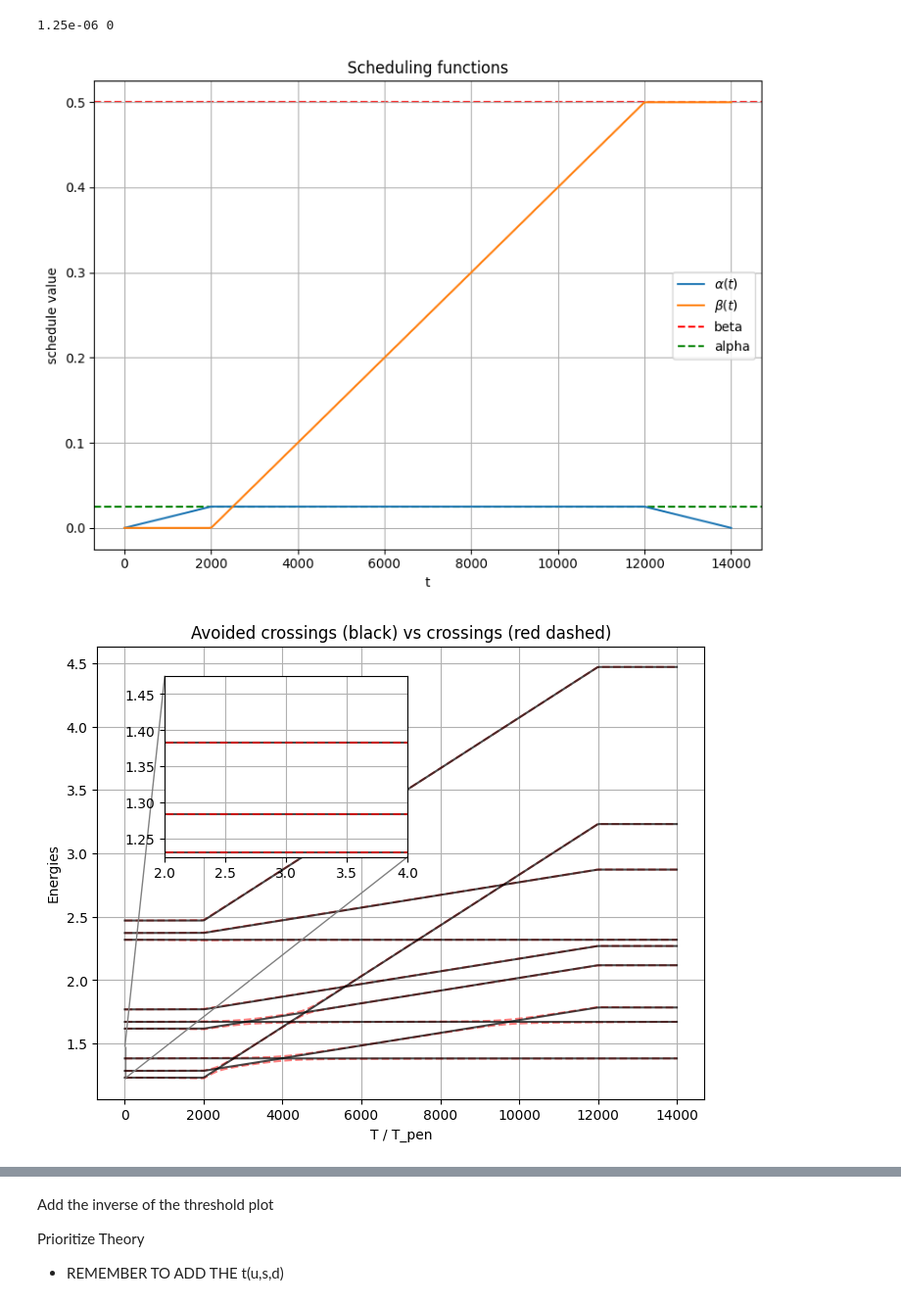
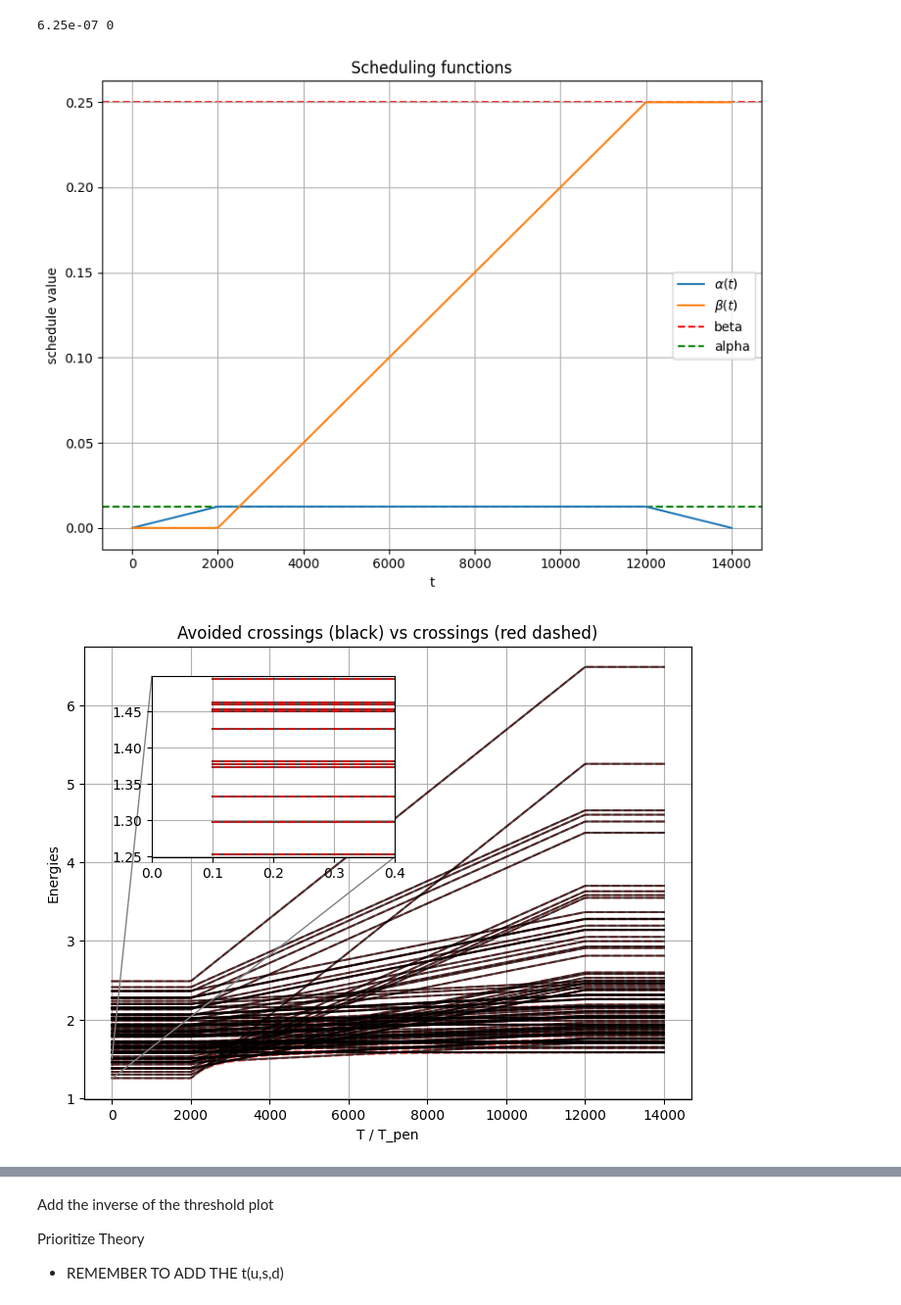
Before and after one commit to Secretmud/zermelos-navigation-problem, a Jupyter notebook: src/LandauZener.ipynb, the cells around one changed output, grey strips where cells are left out. Shown at 98% size. Saved outputs shown, nothing was run; the diff lists cells and outputs as text; code cells hidden in the pictures.

```diff
--- a/src/LandauZener.ipynb
+++ b/src/LandauZener.ipynb
@@ -5,11 +5,12 @@ import matplotlib
 import itertools
 import joblib
 import matplotlib.pyplot as plt
-
+import tqdm
 from lib.hamiltonian import H_B, H_P, H_D
+from lib.schrodinger import schrodinger_split
 from lib import X
 
-n = 2
+n = 4
 steps = 300
 beta_max = 1/n
 alpha_max = 0.05/n
@@ -54,8 +55,8 @@ plt.tight_layout()
 plt.savefig("scheduling_functions.pdf")
 plt.show()
 # %% [output]
-1.25e-06 0
+6.25e-07 0
-[figure, old version]
+[figure, new version]
 # %%
 
 memory = joblib.Memory(location=".joblib_cache", verbose=0)
@@ -121,32 +122,32 @@ for i in range(eigvals_crossing.shape[1]):
 ax.set_xlabel("T / T_pen")
 ax.set_ylabel("Energies")
 ax.set_title("Avoided crossings (black) vs crossings (red dashed)")
 ax.grid()
 
 axins = inset_axes(
     ax,
     width="40%",
     height="40%",
     loc="upper left",
     bbox_to_anchor=(0.1, -0.05, 1, 1),  # shift slightly inward
     bbox_transform=ax.transAxes,
     #borderpad=1.5  # extra spacing from edges
 )
 
 for i in range(eigvals_avoided.shape[1]):
     axins.plot(t_scaled, eigvals_avoided[:, i], color="black", alpha=0.7)
 
 for i in range(eigvals_crossing.shape[1]):
     axins.plot(t_scaled, eigvals_crossing[:, i], "r--", alpha=0.7)
 
-x1, x2 = 2, 4
+x1, x2 = 0, 0.4
 y1, y2 = np.min(eigvals_avoided), np.min(eigvals_avoided) + 0.25
 
 axins.set_xlim(x1, x2)
 axins.set_ylim(y1, y2)
 axins.grid()
 mark_inset(ax, axins, loc1=2, loc2=4, fc="none", ec="0.5")
 plt.savefig("LZ-plot.pdf")
 plt.show()
 # %% [output]
-[figure, old version]
+[figure, new version]
```
Also changed, not shown: parts of 6 cells of this notebook, 29 other files.
